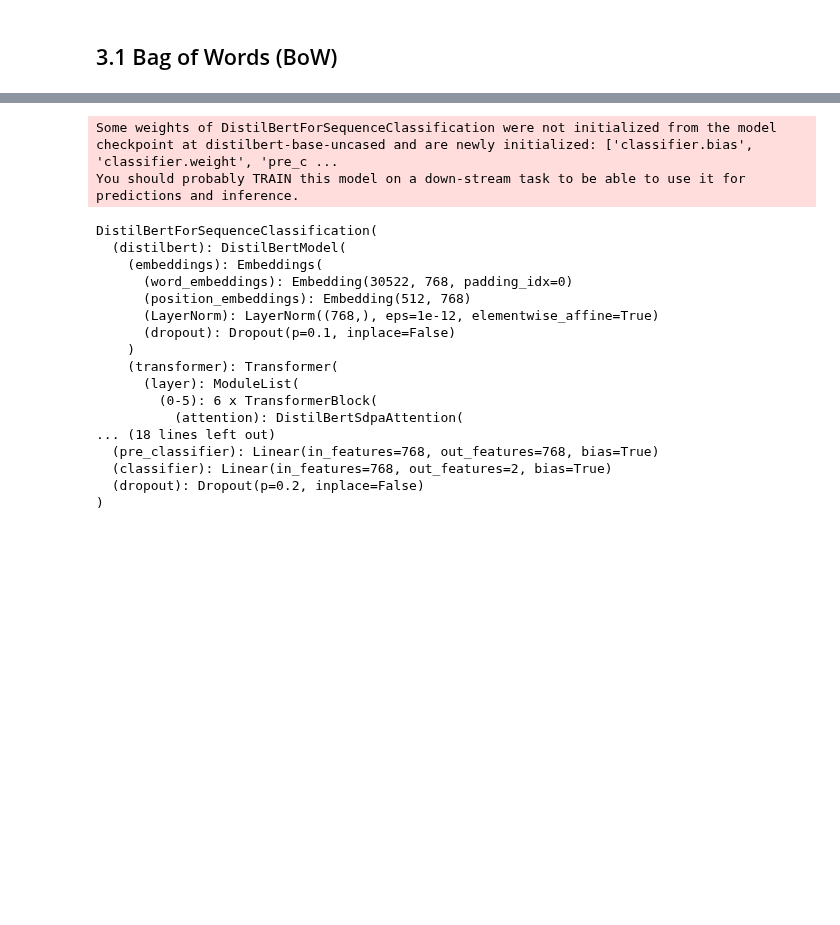
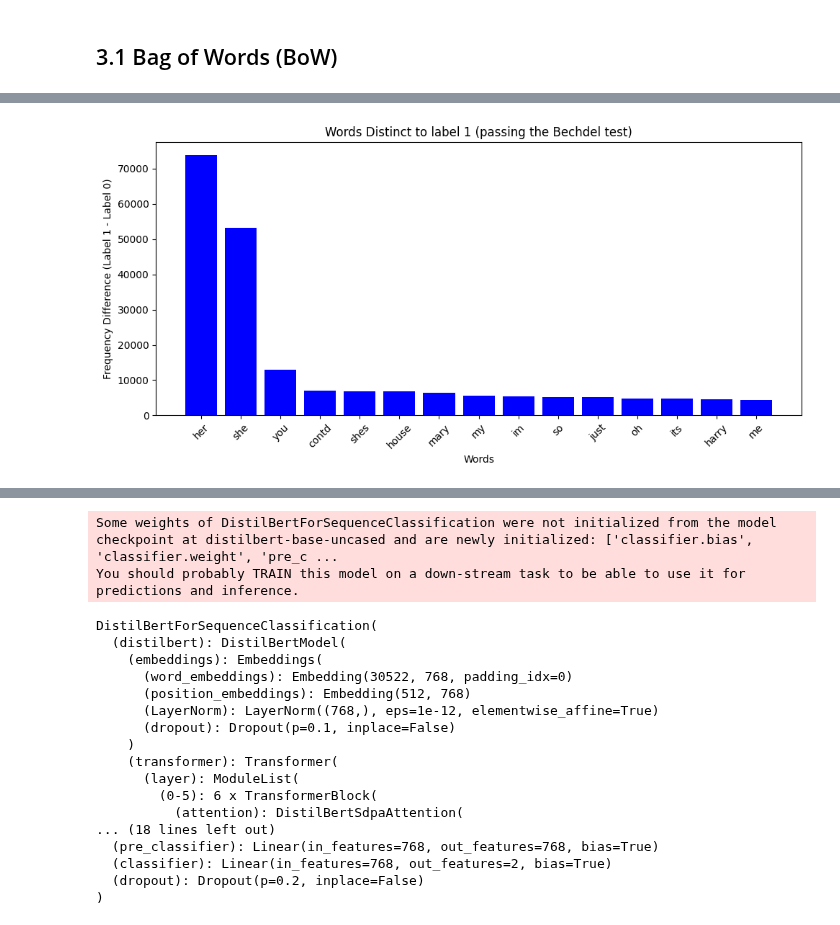
Before and after one commit to sigridbom/NLP_exam, a Jupyter notebook: 3_model_selection/3_model_selection.ipynb, the cells around one changed output, grey strips where cells are left out. Saved outputs shown, nothing was run; the diff lists cells and outputs as text; code cells hidden in the pictures; blank space fills up the shorter version.

```diff
--- a/3_model_selection/3_model_selection.ipynb
+++ b/3_model_selection/3_model_selection.ipynb
@@ -73,4 +67,0 @@ y_train = train_data.passed_bechdel.tolist()
-# %%
-# initializing and fitting model to train data
-clf = LogisticRegression(random_state=42)
-clf.fit(features_train, y_train)
@@ -379,0 +158,37 @@ test_labels = torch.tensor(test_data['passed_bechdel'].values)
+# %%
+# plot distinct words in each label based on frequencies
+
+# fix variable names
+X = features_train.copy()
+labels = train_data['passed_bechdel']
+
+# Get the vocabulary mapping (word to column index)
+vocabulary = vectorizer.vocabulary_
+words = np.array(list(vocabulary.keys()))
+word_indices = np.array(list(vocabulary.values()))
+
+# Separate the word frequencies by label
+X_label_0 = X[labels == 0].toarray().sum(axis=0)  # Word frequencies for label 0
+X_label_1 = X[labels == 1].toarray().sum(axis=0)  # Word frequencies for label 1
+
+# Calculate the difference in frequencies between label 1 and label 0
+frequency_diff = X_label_1 - X_label_0
+# %%
+# Find the top 10 words distinct to label 1
+top_indices_distinct_label_1 = np.argsort(frequency_diff)[-15:][::-1]  # Largest positive differences
+distinct_words_label_1 = filtered_words[top_indices_distinct_label_1]
+distinct_frequencies_label_1 = frequency_diff[top_indices_distinct_label_1]
+
+# Plot the distinct words for label 1
+plt.figure(figsize=(10, 5))
+plt.bar(distinct_words_label_1, distinct_frequencies_label_1, color='blue')
+plt.title("Words Distinct to label 1 (passing the Bechdel test)")
+plt.xlabel("Words")
+plt.ylabel("Frequency Difference (Label 1 - Label 0)")
+plt.xticks(rotation=45)
+plt.tight_layout()
+#plt.savefig('../figures/BoW_words_label1.jpeg', format='jpeg', dpi=300)
+
+plt.show()
+# %% [output]
+[figure, added]
```
Also changed, not shown: parts of 64 cells of this notebook, 4 other files.
